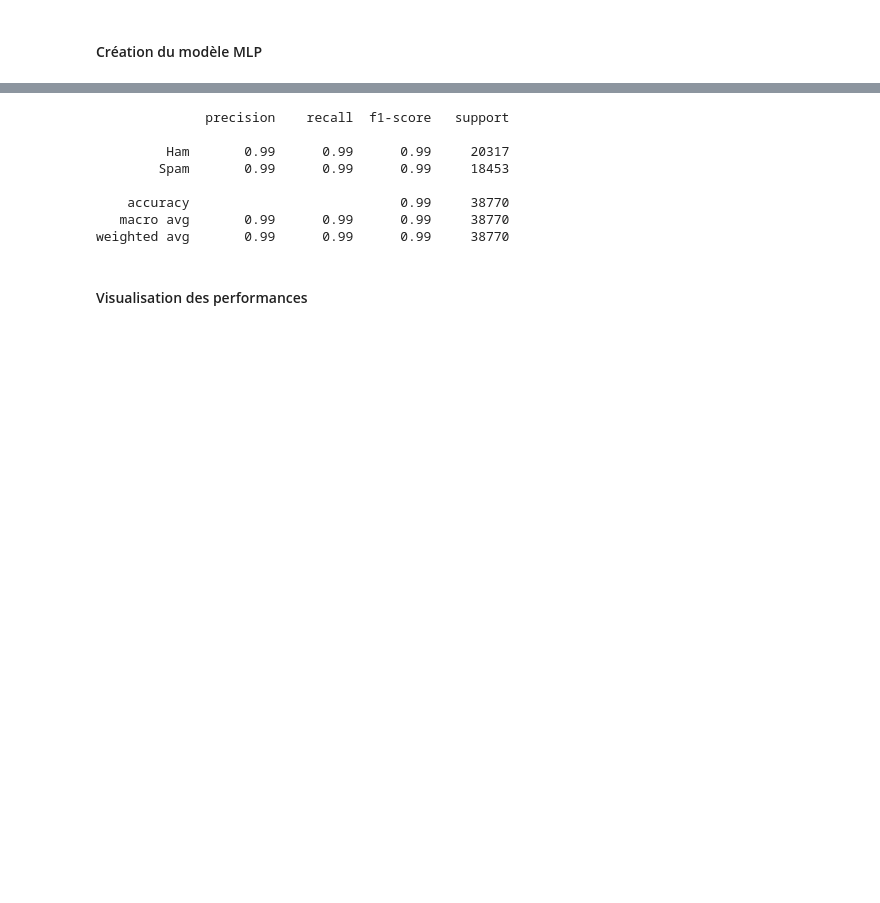
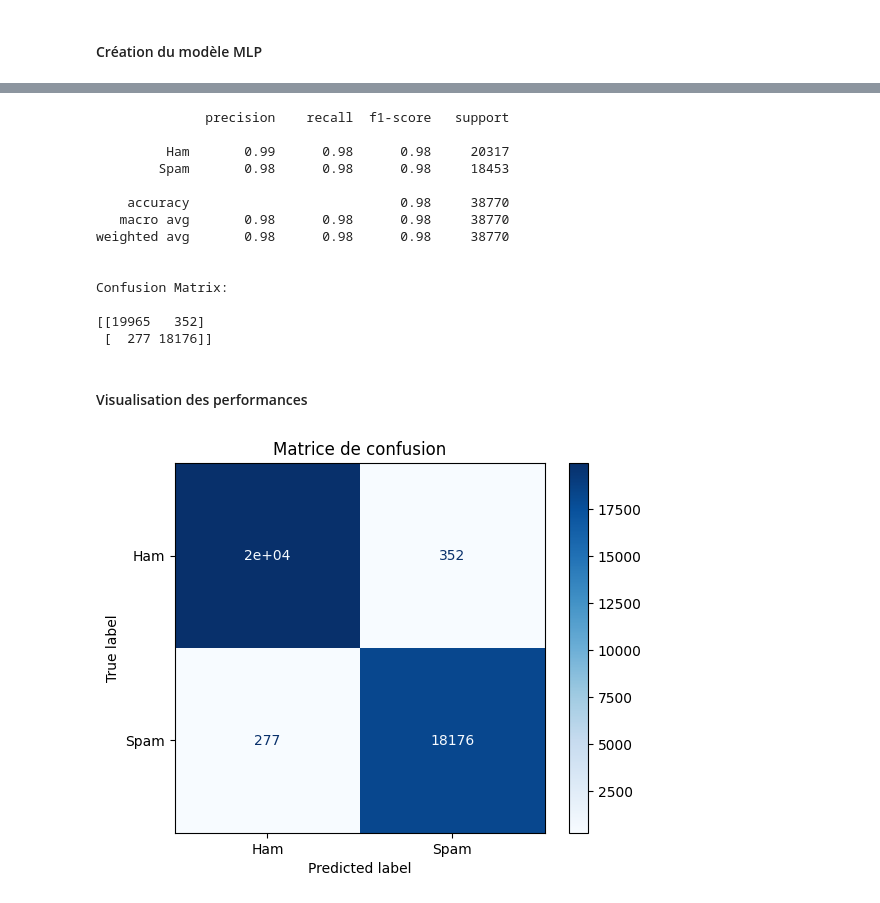
Before and after one commit to Berenger2/mlp_spam_ham_email, a Jupyter notebook: models/email_mlp.ipynb, the cells around one changed output, grey strips where cells are left out. Cells and saved outputs as stored; diff of their text form; code cells hidden in the pictures; blank space fills up the shorter version.

```diff
--- a/models/email_mlp.ipynb
+++ b/models/email_mlp.ipynb
@@ -252,17 +266,33 @@ y_pred_binary = (y_pred > 0.5).astype(int)
 report = classification_report(y_test, y_pred_binary, target_names=['Ham', 'Spam'])
 
 print(report)
+
+conf_matrix = confusion_matrix(y_test, y_pred_binary)
+print("\nConfusion Matrix:\n")
+print(conf_matrix)
 # %% [output]
               precision    recall  f1-score   support
 
-         Ham       0.99      0.99      0.99     20317
-        Spam       0.99      0.99      0.99     18453
+         Ham       0.99      0.98      0.98     20317
+        Spam       0.98      0.98      0.98     18453
 
-    accuracy                           0.99     38770
-   macro avg       0.99      0.99      0.99     38770
-weighted avg       0.99      0.99      0.99     38770
+    accuracy                           0.98     38770
+   macro avg       0.98      0.98      0.98     38770
+weighted avg       0.98      0.98      0.98     38770
+
+
+Confusion Matrix:
+
+[[19965   352]
+ [  277 18176]]
 # %% [markdown]
 #### Visualisation des performances
+# %%
+ConfusionMatrixDisplay.from_predictions(y_test, y_pred_binary, display_labels=['Ham', 'Spam'], cmap='Blues')
+plt.title("Matrice de confusion")
+plt.show()
+# %% [output]
+[figure, added]
 # %%
 plt.figure(figsize=(12, 5))
 
```
Also changed, not shown: parts of 8 cells of this notebook.
